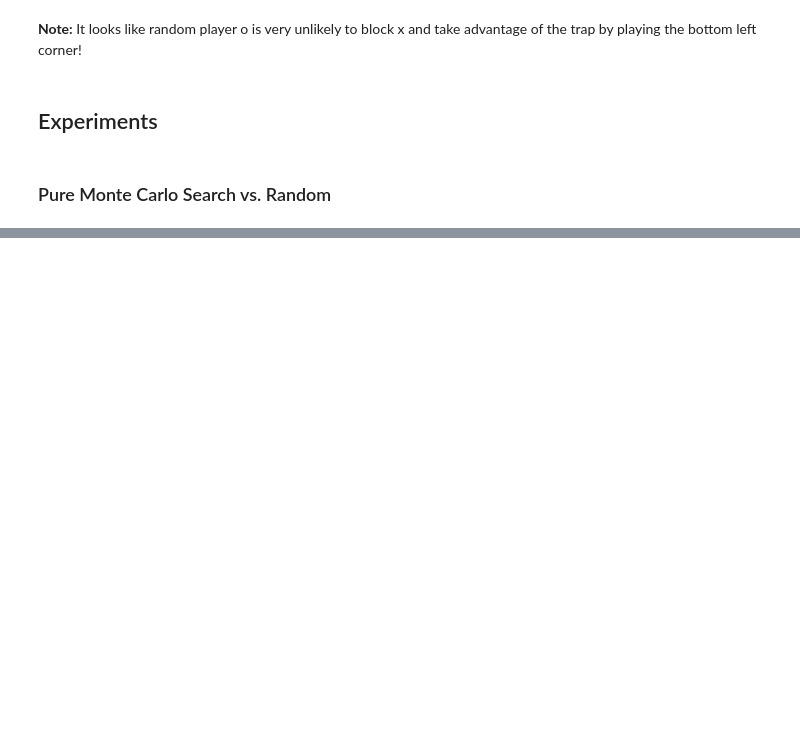
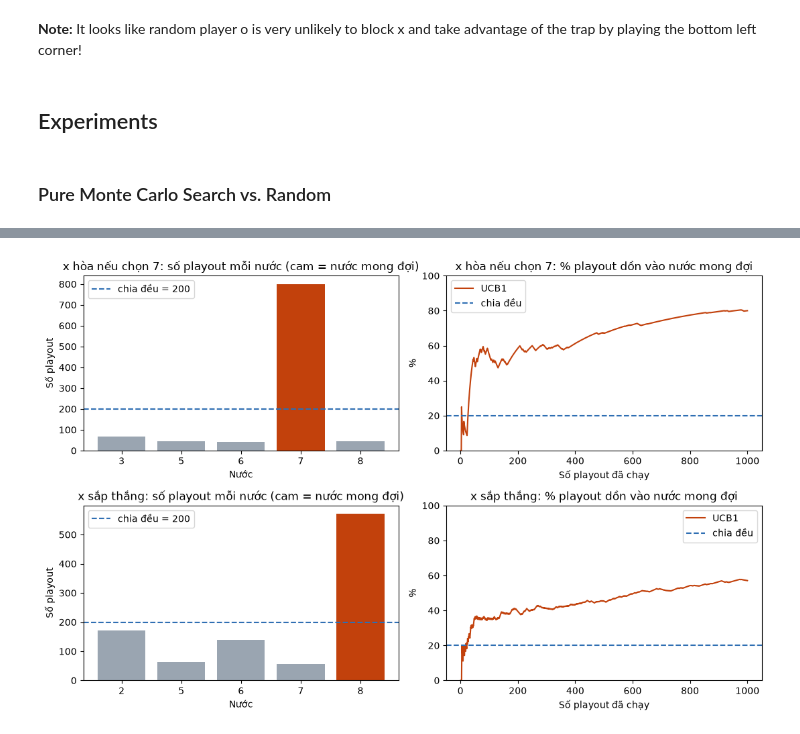
Before and after one commit to 10tothepowerof6/AdvancedAI-Repo, a Jupyter notebook: lab05_game_HuynhTanPhiHung_3124720026_DoXuanTrieu_3124720072_LeTanPhat_3124720050_LeNgocPhuc_3124720053/lab05 - game/tictactoe_monte_carlo_tree_search_restricted.ipynb, the cells around one changed output, grey strips where cells are left out. Drawn from its saved outputs; the diff is of its cells as text; code cells hidden in the pictures; blank space fills up the shorter version.

```diff
--- a/lab05_game_HuynhTanPhiHung_3124720026_DoXuanTrieu_3124720072_LeTanPhat_3124720050_LeNgocPhuc_3124720053/lab05 - game/tictactoe_monte_carlo_tree_search_restricted.ipynb
+++ b/lab05_game_HuynhTanPhiHung_3124720026_DoXuanTrieu_3124720072_LeTanPhat_3124720050_LeNgocPhuc_3124720053/lab05 - game/tictactoe_monte_carlo_tree_search_restricted.ipynb
@@ -356,0 +623,34 @@ UCB1 (10) vs. UCB1 (100):
+# %%
+N_ALLOC = 1000
+fig, axes = plt.subplots(2, 2, figsize=(11, 7))
+alloc_rows = []
+for row, name in enumerate(('x hòa nếu chọn 7', 'x sắp thắng')):
+    board, expected = TEST_BOARDS[name]
+    np.random.seed(1)
+    chosen, log = trace_ucb1(board, N=N_ALLOC)
+    counts = log['Nước'].value_counts().reindex(actions(board), fill_value=0)
+    uniform = N_ALLOC / len(counts)
+    colors = ['#c2410c' if a in expected else '#9aa5b1' for a in counts.index]
+    axes[row, 0].bar([str(a) for a in counts.index], counts.values, color=colors)
+    axes[row, 0].axhline(uniform, color='#2f6fb3', linestyle='--', label=f'chia đều = {uniform:.0f}')
+    axes[row, 0].set_title(f'{name}: số playout mỗi nước (cam = nước mong đợi)')
+    axes[row, 0].set_xlabel('Nước')
+    axes[row, 0].set_ylabel('Số playout')
+    axes[row, 0].legend()
+    share = log['Nước'].isin(expected).cumsum() / np.arange(1, len(log) + 1)
+    axes[row, 1].plot(np.arange(1, len(log) + 1), 100 * share, color='#c2410c', label='UCB1')
+    axes[row, 1].axhline(100 * len(expected) / len(counts), color='#2f6fb3', linestyle='--', label='chia đều')
+    axes[row, 1].set_title(f'{name}: % playout dồn vào nước mong đợi')
+    axes[row, 1].set_xlabel('Số playout đã chạy')
+    axes[row, 1].set_ylabel('%')
+    axes[row, 1].set_ylim(0, 100)
+    axes[row, 1].legend()
+    alloc_rows.append({'Thế cờ': name, 'Số nước': len(counts), 'Chia đều (playout/nước)': round(uniform, 1),
+                       'UCB1: playout cho nước mong đợi': int(counts[list(expected)].sum()),
+                       'UCB1: playout ít nhất cho một nước': int(counts.min()),
+                       'Nước được chọn': chosen})
+plt.tight_layout()
+plt.show()
+display(pd.DataFrame(alloc_rows))
+# %% [output]
+[figure, added]
```
Also changed, not shown: parts of 24 cells of this notebook.
